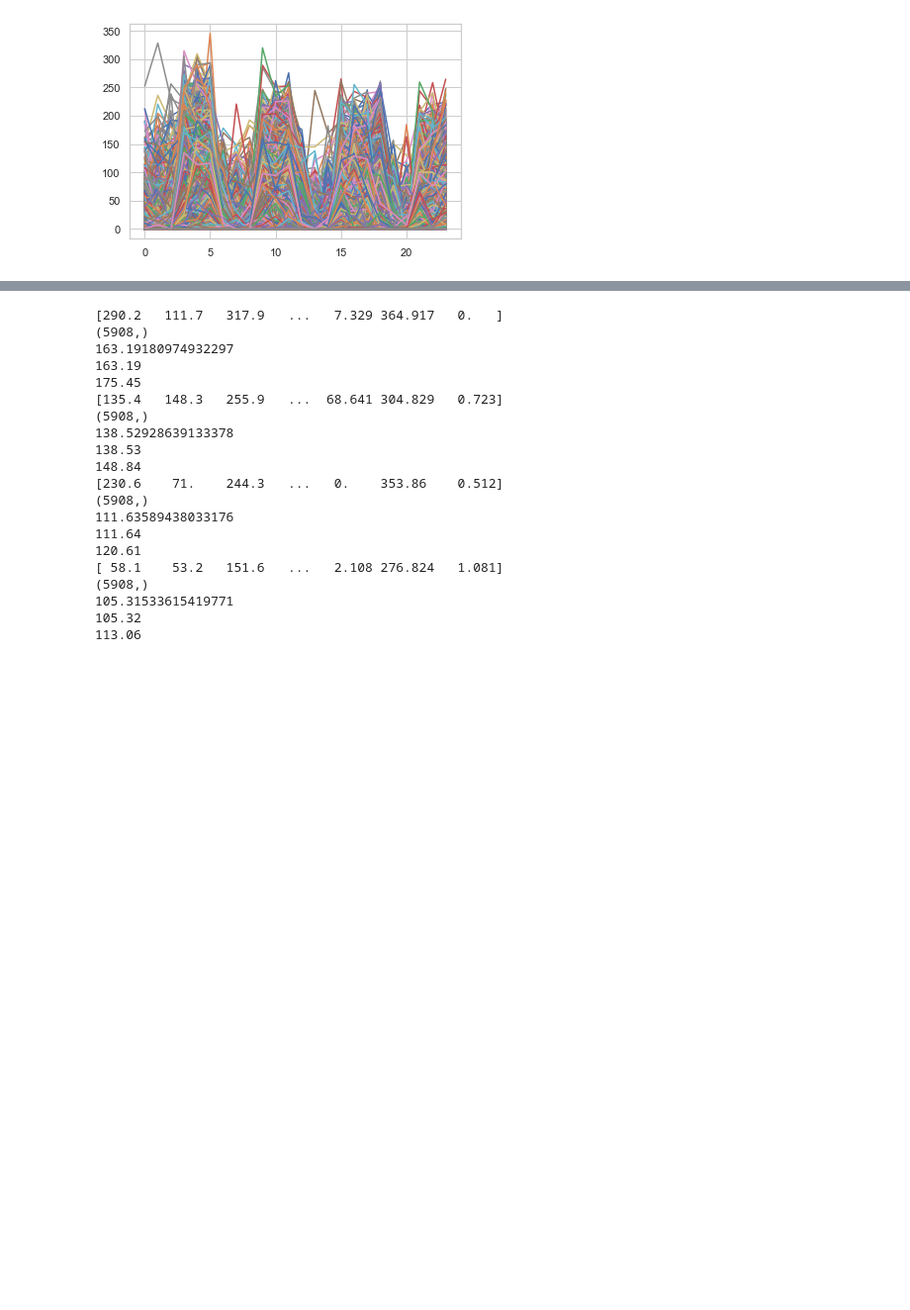
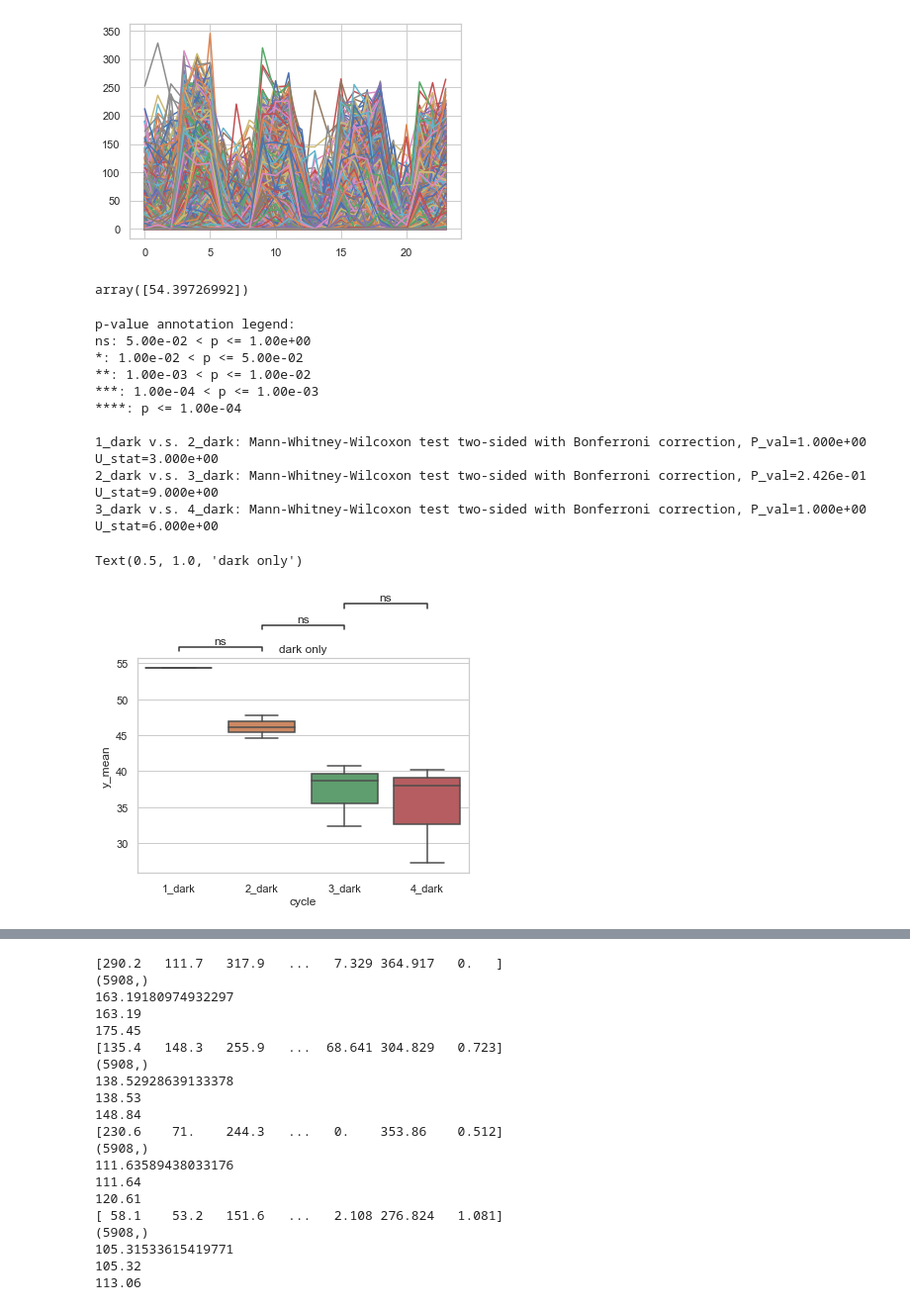
Before and after one commit to PNNL-CompBio/srpAnalytics, a Jupyter notebook: code/latest/2_bmd/2_bmd/latest/phase_I_II_LPR/240_timepoints/0_conc/1_min_time_interval/quantify_y/phase_I_II_LPR_0_conc_1_min_wide2dicho_t0_t239_for_y.ipynb, the cells around one changed output, grey strips where cells are left out. Shown at 99% size. Drawn from its saved outputs; the diff is of its cells as text; code cells hidden in the pictures; blank space fills up the shorter version.

```diff
--- a/code/latest/2_bmd/2_bmd/latest/phase_I_II_LPR/240_timepoints/0_conc/1_min_time_interval/quantify_y/phase_I_II_LPR_0_conc_1_min_wide2dicho_t0_t239_for_y.ipynb
+++ b/code/latest/2_bmd/2_bmd/latest/phase_I_II_LPR/240_timepoints/0_conc/1_min_time_interval/quantify_y/phase_I_II_LPR_0_conc_1_min_wide2dicho_t0_t239_for_y.ipynb
@@ -370,4 +336,66 @@ print (round(np.min(df_0_conc.iloc[:,25:28].sum(axis=1).values),2))
 print (round(np.mean(df_0_conc.iloc[:,25:28].sum(axis=1).values),2))
 print (round(np.median(df_0_conc.iloc[:,25:28].sum(axis=1).values),2))
 print (round(np.std(df_0_conc.iloc[:,25:28].sum(axis=1).values),2))
+# %%
+# mean displacement, dark only
+column_name = 'y_mean'
+
+y_arr = []
+#y_arr.append(np.mean(df_0_conc.iloc[:,7:10]).values)
+y_arr.append(np.mean(df_0_conc.iloc[:,7:10].values))
+y_arr = np.transpose(y_arr)
+display (y_arr)
+df_y = pd.DataFrame(y_arr, columns=[column_name])
+df_y["cycle"] = str("1_dark")
+############
+y_arr = []
+y_arr.append(np.mean(df_0_conc.iloc[:,13:16]).values)
+#y_arr.append(np.mean(df_0_conc.iloc[:,13:16].values))
+y_arr = np.transpose(y_arr)
+df_y_to_concat = pd.DataFrame(y_arr, columns=[column_name])
+df_y = pd.concat([df_y, df_y_to_concat], axis = 0)
+df_y['cycle'].fillna('2_dark', inplace=True)
+############
+y_arr = []
+y_arr.append(np.mean(df_0_conc.iloc[:,19:22]).values)
+#y_arr.append(np.mean(df_0_conc.iloc[:,19:22].values))
+y_arr = np.transpose(y_arr)
+df_y_to_concat = pd.DataFrame(y_arr, columns=[column_name])
+df_y = pd.concat([df_y, df_y_to_concat], axis = 0)
+df_y['cycle'].fillna('3_dark', inplace=True)
+############
+y_arr = []
+y_arr.append(np.mean(df_0_conc.iloc[:,25:28]).values)
+#y_arr.append(np.mean(df_0_conc.iloc[:,25:28].values))
+y_arr = np.transpose(y_arr)
+df_y_to_concat = pd.DataFrame(y_arr, columns=[column_name])
+df_y = pd.concat([df_y, df_y_to_concat], axis = 0)
+df_y['cycle'].fillna('4_dark', inplace=True)
+################
+
+sns.set(style="whitegrid")
+x = "cycle"
+y = column_name
+order = ['1_dark', '2_dark', '3_dark', '4_dark']
+ax = sns.boxplot(data=df_y, x=x, y=y, order=order)
+
+add_stat_annotation(ax, data=df_y, x=x, y=y, order=order,
+                    box_pairs=[("1_dark", "2_dark"), ("2_dark", "3_dark"), ("3_dark", "4_dark")],
+                    test='Mann-Whitney', text_format='star', loc='outside', verbose=2)
+
+plt.title('dark only')
+# %% [output]
+array([54.39726992])
+p-value annotation legend:
+ns: 5.00e-02 < p <= 1.00e+00
+*: 1.00e-02 < p <= 5.00e-02
+**: 1.00e-03 < p <= 1.00e-02
+***: 1.00e-04 < p <= 1.00e-03
+****: p <= 1.00e-04
+
+1_dark v.s. 2_dark: Mann-Whitney-Wilcoxon test two-sided with Bonferroni correction, P_val=1.000e+00 U_stat=3.000e+00
+2_dark v.s. 3_dark: Mann-Whitney-Wilcoxon test two-sided with Bonferroni correction, P_val=2.426e-01 U_stat=9.000e+00
+3_dark v.s. 4_dark: Mann-Whitney-Wilcoxon test two-sided with Bonferroni correction, P_val=1.000e+00 U_stat=6.000e+00
+Text(0.5, 1.0, 'dark only')
+[figure, added]
 # %%
```
Also changed, not shown: parts of 6 cells of this notebook, 1 other file.
